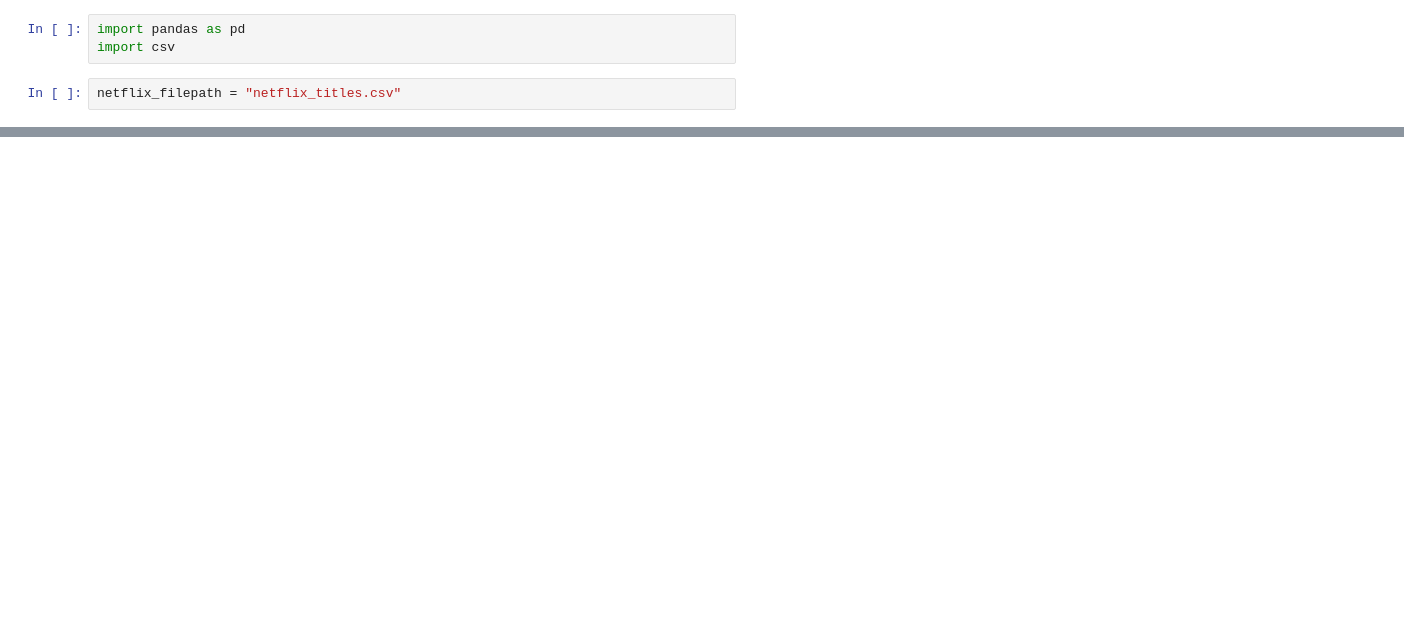
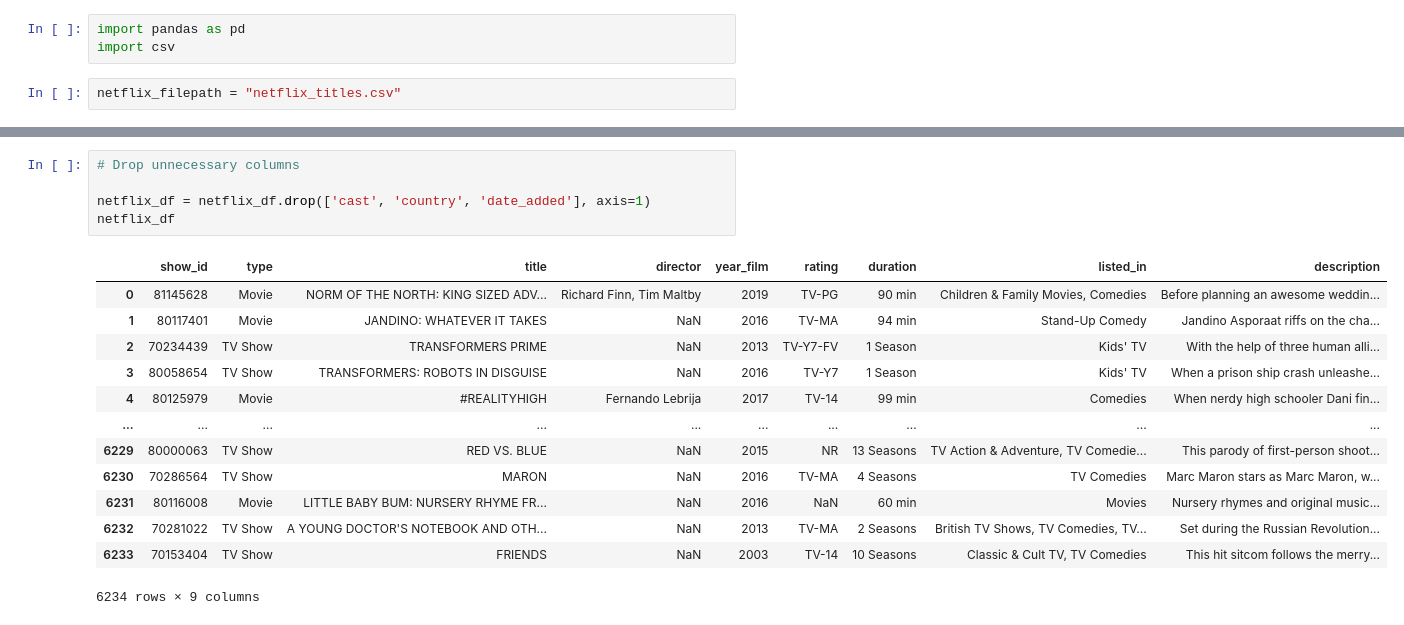
Before and after one commit to kyranduncan/Netflix_Presents_Golden_Globe_Winners, a Jupyter notebook: Netflix_Data.ipynb, the cells around one changed output, grey strips where cells are left out. Drawn from its saved outputs; the diff is of its cells as text; blank space fills up the shorter version.

```diff
--- a/Netflix_Data.ipynb
+++ b/Netflix_Data.ipynb
@@ -59,0 +61,19 @@ netflix_df
+# %%
+# Drop unnecessary columns
+
+netflix_df = netflix_df.drop(['cast', 'country', 'date_added'], axis=1)
+netflix_df
+# %% [output]
+|  | show_id | type | title | director | year_film | rating | duration | listed_in | description |
+| 0 | 81145628 | Movie | NORM OF THE NORTH: KING SIZED ADV... | Richard Finn, Tim Maltby | 2019 | TV-PG | 90 min | Children & Family Movies, Comedies | Before planning an awesome weddin... |
+| 1 | 80117401 | Movie | JANDINO: WHATEVER IT TAKES | NaN | 2016 | TV-MA | 94 min | Stand-Up Comedy | Jandino Asporaat riffs on the cha... |
+| 2 | 70234439 | TV Show | TRANSFORMERS PRIME | NaN | 2013 | TV-Y7-FV | 1 Season | Kids' TV | With the help of three human alli... |
+| 3 | 80058654 | TV Show | TRANSFORMERS: ROBOTS IN DISGUISE | NaN | 2016 | TV-Y7 | 1 Season | Kids' TV | When a prison ship crash unleashe... |
+| 4 | 80125979 | Movie | #REALITYHIGH | Fernando Lebrija | 2017 | TV-14 | 99 min | Comedies | When nerdy high schooler Dani fin... |
+| ... | ... | ... | ... | ... | ... | ... | ... | ... | ... |
+| 6229 | 80000063 | TV Show | RED VS. BLUE | NaN | 2015 | NR | 13 Seasons | TV Action & Adventure, TV Comedie... | This parody of first-person shoot... |
+| 6230 | 70286564 | TV Show | MARON | NaN | 2016 | TV-MA | 4 Seasons | TV Comedies | Marc Maron stars as Marc Maron, w... |
+| 6231 | 80116008 | Movie | LITTLE BABY BUM: NURSERY RHYME FR... | NaN | 2016 | NaN | 60 min | Movies | Nursery rhymes and original music... |
+| 6232 | 70281022 | TV Show | A YOUNG DOCTOR'S NOTEBOOK AND OTH... | NaN | 2013 | TV-MA | 2 Seasons | British TV Shows, TV Comedies, TV... | Set during the Russian Revolution... |
+| 6233 | 70153404 | TV Show | FRIENDS | NaN | 2003 | TV-14 | 10 Seasons | Classic & Cult TV, TV Comedies | This hit sitcom follows the merry... |
+6234 rows × 9 columns
```
Also changed, not shown: parts of 8 cells of this notebook, 1 other file.
